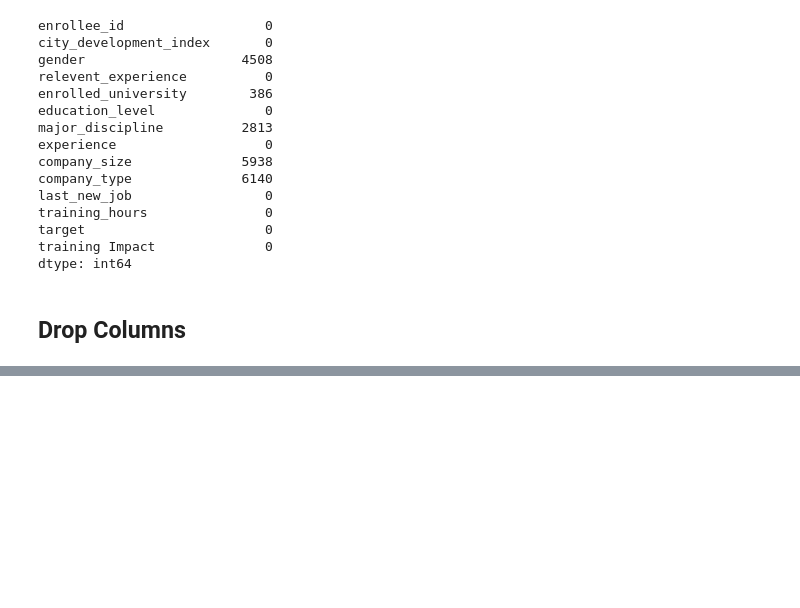
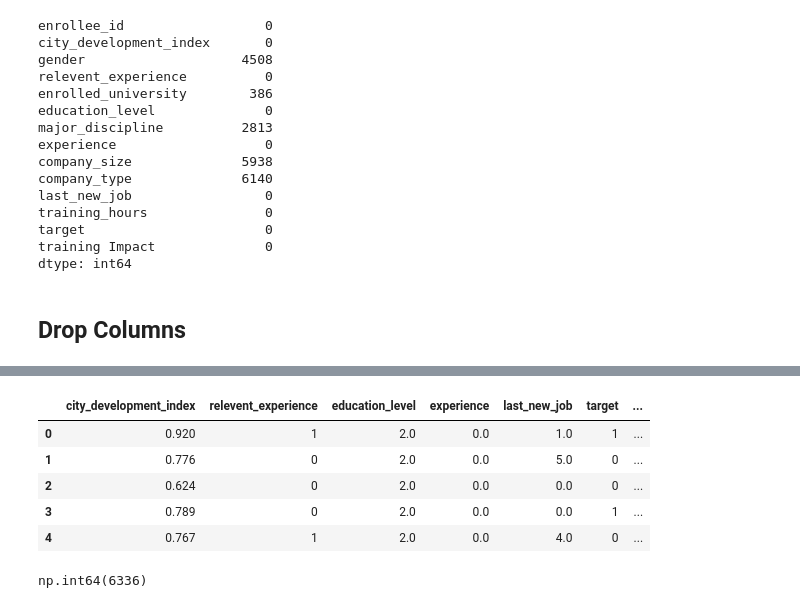
Before and after one commit to IT22106360/QuantaML-FDM-Employee-Retention, a Jupyter notebook: notebooks/model.ipynb, the cells around one changed output, grey strips where cells are left out. Saved outputs shown, nothing was run; the diff lists cells and outputs as text; code cells hidden in the pictures; blank space fills up the shorter version.

```diff
--- a/notebooks/model.ipynb
+++ b/notebooks/model.ipynb
@@ -461,0 +493,13 @@ Drop Columns
+# %%
+ProcessDataset.head()
+# %% [output]
+|  | city_development_index | relevent_experience | education_level | experience | last_new_job | target | ... |
+| 0 | 0.920 | 1 | 2.0 | 0.0 | 1.0 | 1 | ... |
+| 1 | 0.776 | 0 | 2.0 | 0.0 | 5.0 | 0 | ... |
+| 2 | 0.624 | 0 | 2.0 | 0.0 | 0.0 | 0 | ... |
+| 3 | 0.789 | 0 | 2.0 | 0.0 | 0.0 | 1 | ... |
+| 4 | 0.767 | 1 | 2.0 | 0.0 | 4.0 | 0 | ... |
+# %%
+ProcessDataset.duplicated().sum()
+# %% [output]
+np.int64(6336)
```
Also changed, not shown: parts of 5 cells of this notebook.
